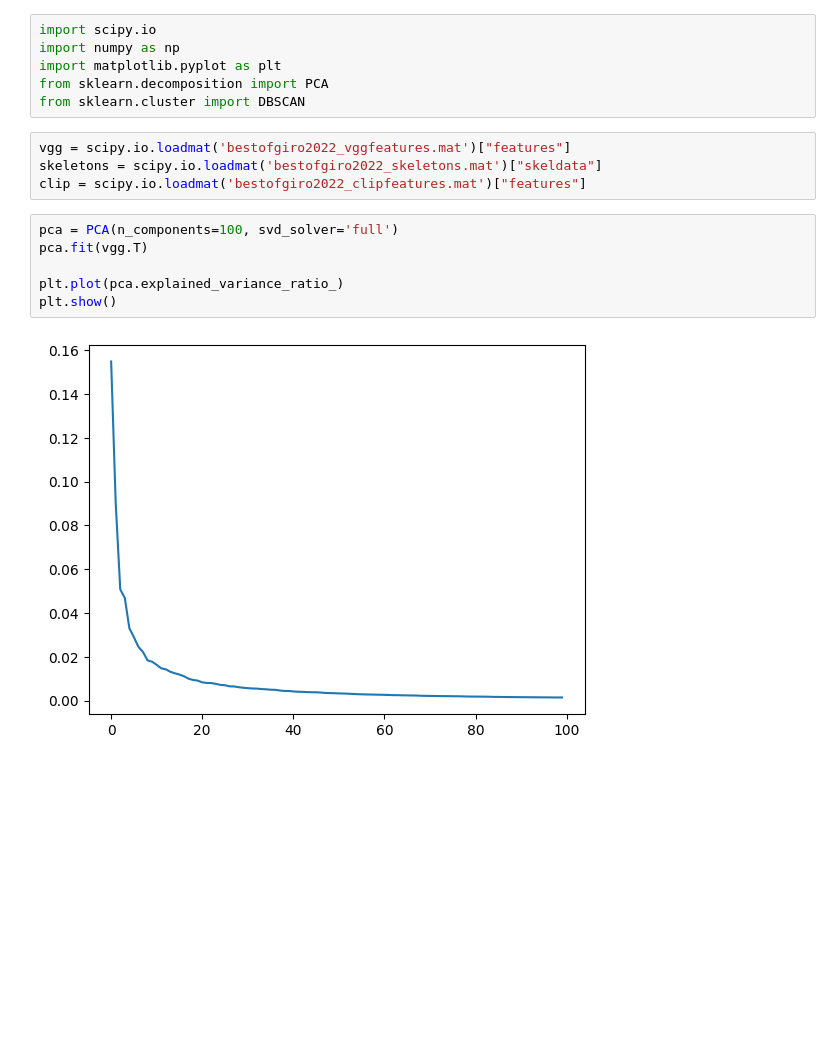
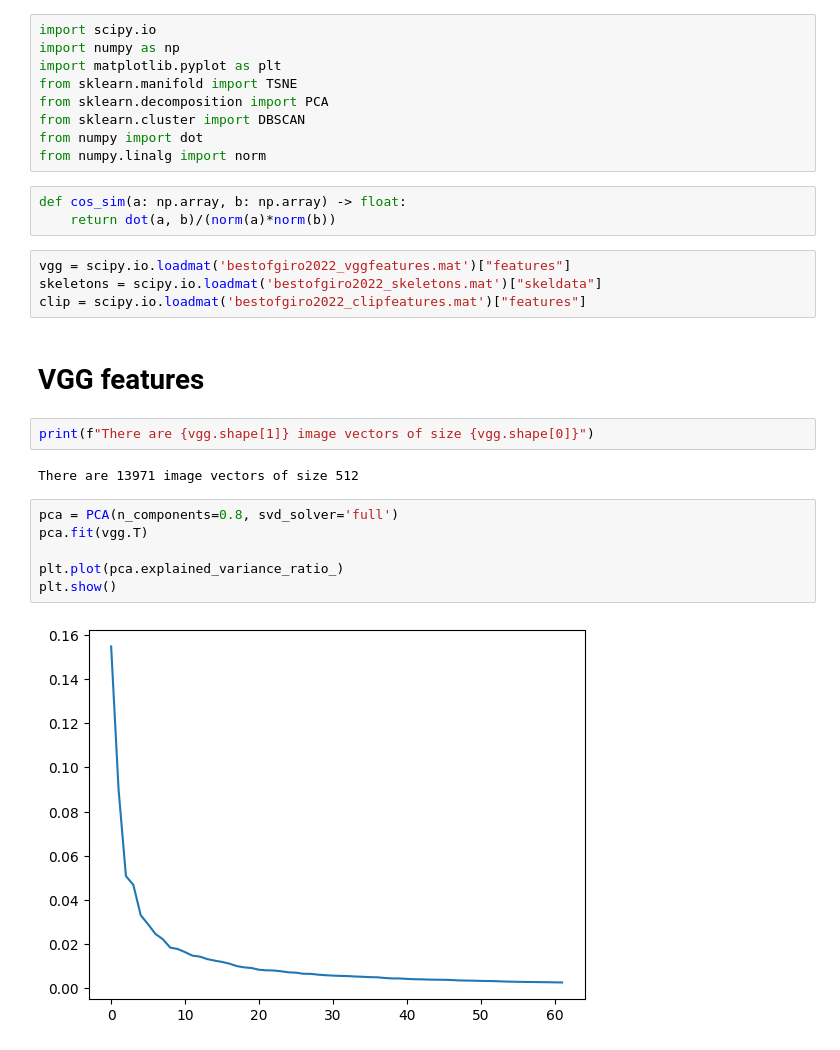
Before and after one commit to Duarte-leao/Processing_Big_Data, a Jupyter notebook: eda.ipynb, the cells around one changed output. Saved outputs shown, nothing was run; the diff lists cells and outputs as text; blank space fills up the shorter version.

```diff
--- a/eda.ipynb
+++ b/eda.ipynb
@@ -2,17 +2,29 @@
 import scipy.io
 import numpy as np
 import matplotlib.pyplot as plt
+from sklearn.manifold import TSNE
 from sklearn.decomposition import PCA
 from sklearn.cluster import DBSCAN
+from numpy import dot
+from numpy.linalg import norm
+# %%
+def cos_sim(a: np.array, b: np.array) -> float:
+    return dot(a, b)/(norm(a)*norm(b))
 # %%
 vgg = scipy.io.loadmat('bestofgiro2022_vggfeatures.mat')["features"]
 skeletons = scipy.io.loadmat('bestofgiro2022_skeletons.mat')["skeldata"]
 clip = scipy.io.loadmat('bestofgiro2022_clipfeatures.mat')["features"]
+# %% [markdown]
+# VGG features
+# %%
+print(f"There are {vgg.shape[1]} image vectors of size {vgg.shape[0]}")
+# %% [output]
+There are 13971 image vectors of size 512
 # %%
-pca = PCA(n_components=100, svd_solver='full')
+pca = PCA(n_components=0.8, svd_solver='full')
 pca.fit(vgg.T)
 
 plt.plot(pca.explained_variance_ratio_)
 plt.show()
 # %% [output]
-[figure, old version]
+[figure, new version]
```
Also changed, not shown: parts of 13 cells of this notebook, 1 other file.
